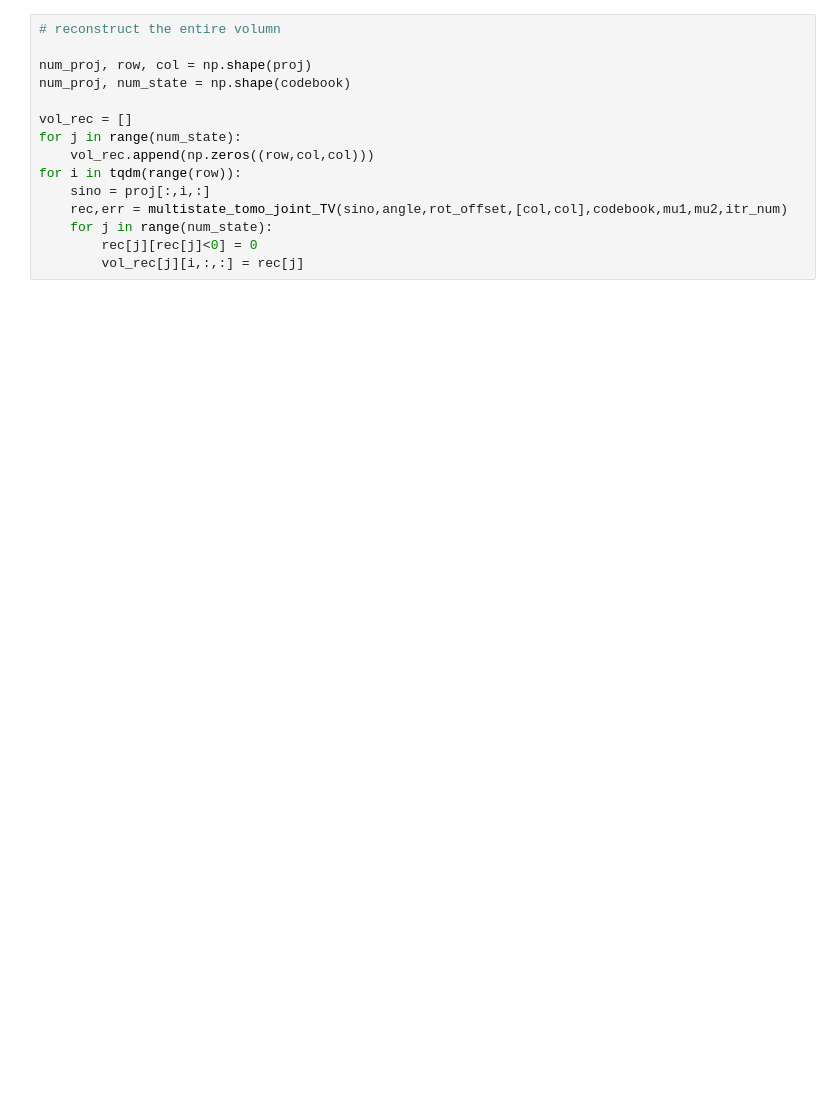
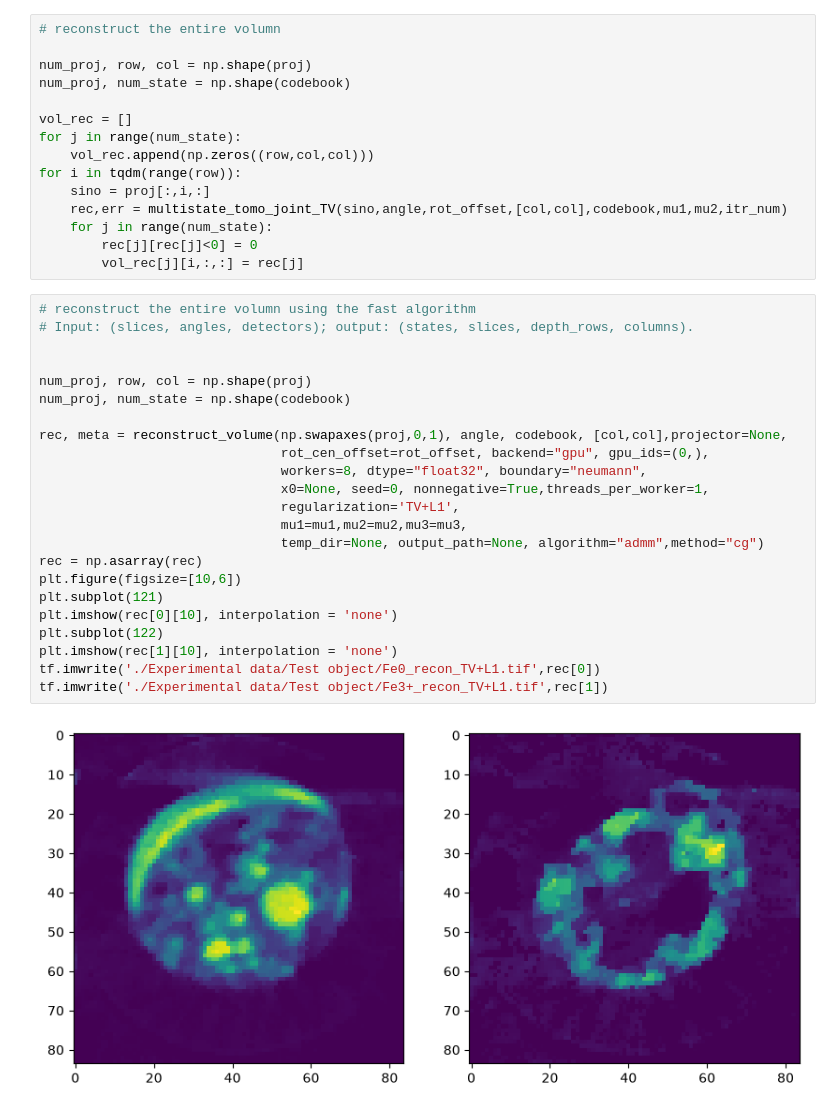
Before and after one commit to hanfeiyan/Spectro_tomography, a Jupyter notebook: Example_test_sample.ipynb, the cells around one changed output. Drawn from its saved outputs; the diff is of its cells as text; blank space fills up the shorter version.

```diff
--- a/Example_test_sample.ipynb
+++ b/Example_test_sample.ipynb
@@ -72,3 +122,28 @@ for i in tqdm(range(row)):
     for j in range(num_state):
         rec[j][rec[j]<0] = 0
         vol_rec[j][i,:,:] = rec[j]
+# %%
+# reconstruct the entire volumn using the fast algorithm
+# Input: (slices, angles, detectors); output: (states, slices, depth_rows, columns).
+
+
+num_proj, row, col = np.shape(proj)
+num_proj, num_state = np.shape(codebook)
+
+rec, meta = reconstruct_volume(np.swapaxes(proj,0,1), angle, codebook, [col,col],projector=None,
+                               rot_cen_offset=rot_offset, backend="gpu", gpu_ids=(0,),
+                               workers=8, dtype="float32", boundary="neumann",
+                               x0=None, seed=0, nonnegative=True,threads_per_worker=1,
+                               regularization='TV+L1',
+                               mu1=mu1,mu2=mu2,mu3=mu3,
+                               temp_dir=None, output_path=None, algorithm="admm",method="cg")
+rec = np.asarray(rec)
+plt.figure(figsize=[10,6])
+plt.subplot(121)
+plt.imshow(rec[0][10], interpolation = 'none')
+plt.subplot(122)
+plt.imshow(rec[1][10], interpolation = 'none')
+tf.imwrite('./Experimental data/Test object/Fe0_recon_TV+L1.tif',rec[0])
+tf.imwrite('./Experimental data/Test object/Fe3+_recon_TV+L1.tif',rec[1])
+# %% [output]
+[figure, added]
```
Also changed, not shown: parts of 7 cells of this notebook, 2 other files.
